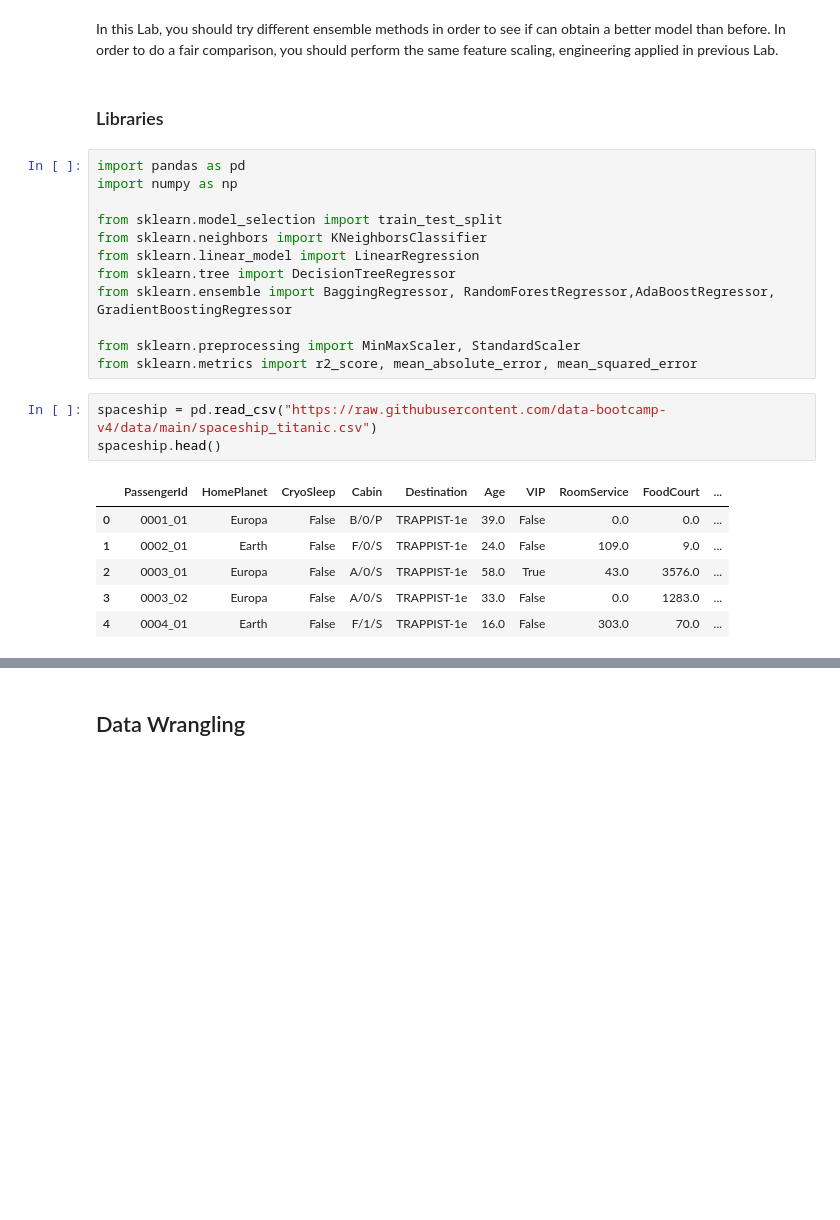
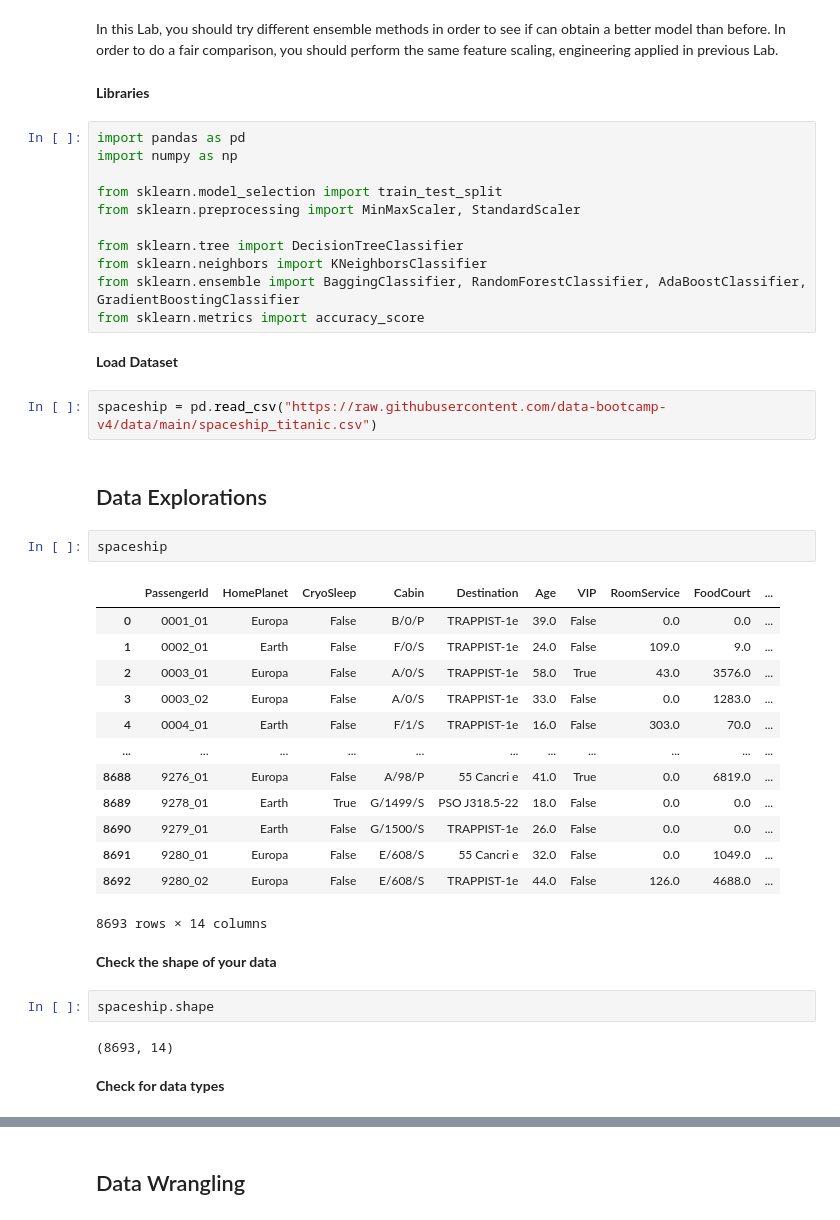
Before and after one commit to data-bootcamp-v4/lab-ml-regression, a Jupyter notebook: lab-ensemble.ipynb, the cells around one changed output, grey strips where cells are left out. Saved outputs shown, nothing was run; the diff lists cells and outputs as text; blank space fills up the shorter version.

```diff
--- a/lab-ensemble.ipynb
+++ b/lab-ensemble.ipynb
@@ -13,26 +13,45 @@ https://github.com/data-bootcamp-v4/data/blob/main/spaceship_titanic.md
 # %% [markdown]
 In this Lab, you should try different ensemble methods in order to see if can obtain a better model than before. In order to do a fair comparison, you should perform the same feature scaling, engineering applied in previous Lab.
 # %% [markdown]
-### Libraries
+**Libraries**
 # %%
 import pandas as pd
 import numpy as np
 
 from sklearn.model_selection import train_test_split
+from sklearn.preprocessing import MinMaxScaler, StandardScaler
+
+from sklearn.tree import DecisionTreeClassifier
 from sklearn.neighbors import KNeighborsClassifier
-from sklearn.linear_model import LinearRegression
-from sklearn.tree import DecisionTreeRegressor
-from sklearn.ensemble import BaggingRegressor, RandomForestRegressor,AdaBoostRegressor, GradientBoostingRegressor
-
-from sklearn.preprocessing import MinMaxScaler, StandardScaler
-from sklearn.metrics import r2_score, mean_absolute_error, mean_squared_error
+from sklearn.ensemble import BaggingClassifier, RandomForestClassifier, AdaBoostClassifier, GradientBoostingClassifier
+from sklearn.metrics import accuracy_score
+# %% [markdown]
+**Load Dataset**
 # %%
 spaceship = pd.read_csv("https://raw.githubusercontent.com/data-bootcamp-v4/data/main/spaceship_titanic.csv")
-spaceship.head()
-# %% [output]
-|  | PassengerId | HomePlanet | CryoSleep | Cabin | Destination | Age | VIP | RoomService | FoodCourt | ... |
-| 0 | 0001_01 | Europa | False | B/0/P | TRAPPIST-1e | 39.0 | False | 0.0 | 0.0 | ... |
-| 1 | 0002_01 | Earth | False | F/0/S | TRAPPIST-1e | 24.0 | False | 109.0 | 9.0 | ... |
-| 2 | 0003_01 | Europa | False | A/0/S | TRAPPIST-1e | 58.0 | True | 43.0 | 3576.0 | ... |
-| 3 | 0003_02 | Europa | False | A/0/S | TRAPPIST-1e | 33.0 | False | 0.0 | 1283.0 | ... |
-| 4 | 0004_01 | Earth | False | F/1/S | TRAPPIST-1e | 16.0 | False | 303.0 | 70.0 | ... |
+# %% [markdown]
+## Data Explorations
+# %%
+spaceship
+# %% [output]
+|  | PassengerId | HomePlanet | CryoSleep | Cabin | Destination | Age | VIP | RoomService | FoodCourt | ... |
+| 0 | 0001_01 | Europa | False | B/0/P | TRAPPIST-1e | 39.0 | False | 0.0 | 0.0 | ... |
+| 1 | 0002_01 | Earth | False | F/0/S | TRAPPIST-1e | 24.0 | False | 109.0 | 9.0 | ... |
+| 2 | 0003_01 | Europa | False | A/0/S | TRAPPIST-1e | 58.0 | True | 43.0 | 3576.0 | ... |
+| 3 | 0003_02 | Europa | False | A/0/S | TRAPPIST-1e | 33.0 | False | 0.0 | 1283.0 | ... |
+| 4 | 0004_01 | Earth | False | F/1/S | TRAPPIST-1e | 16.0 | False | 303.0 | 70.0 | ... |
+| ... | ... | ... | ... | ... | ... | ... | ... | ... | ... | ... |
+| 8688 | 9276_01 | Europa | False | A/98/P | 55 Cancri e | 41.0 | True | 0.0 | 6819.0 | ... |
+| 8689 | 9278_01 | Earth | True | G/1499/S | PSO J318.5-22 | 18.0 | False | 0.0 | 0.0 | ... |
+| 8690 | 9279_01 | Earth | False | G/1500/S | TRAPPIST-1e | 26.0 | False | 0.0 | 0.0 | ... |
+| 8691 | 9280_01 | Europa | False | E/608/S | 55 Cancri e | 32.0 | False | 0.0 | 1049.0 | ... |
+| 8692 | 9280_02 | Europa | False | E/608/S | TRAPPIST-1e | 44.0 | False | 126.0 | 4688.0 | ... |
+8693 rows × 14 columns
+# %% [markdown]
+**Check the shape of your data**
+# %%
+spaceship.shape
+# %% [output]
+(8693, 14)
+# %% [markdown]
+**Check for data types**
```
Also changed, not shown: parts of 40 cells of this notebook.
